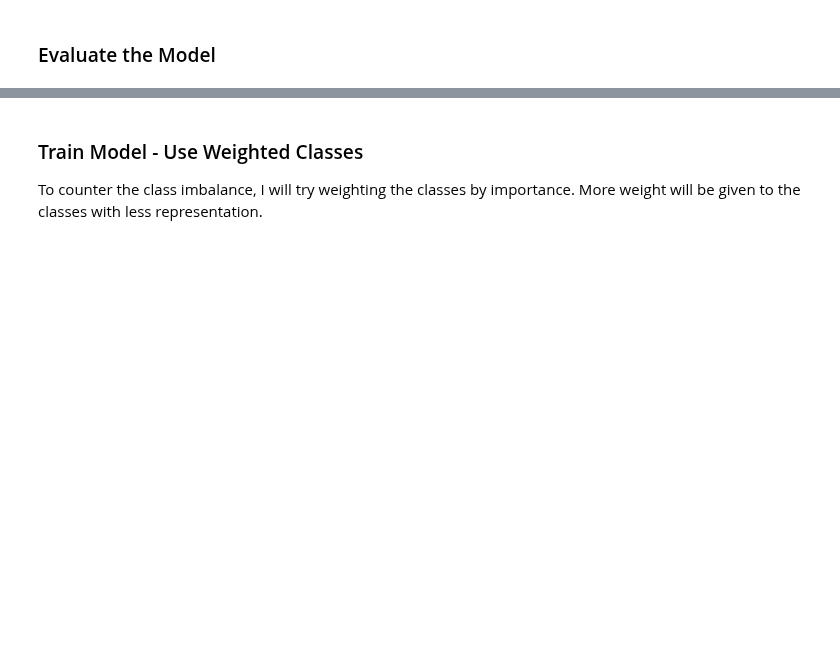
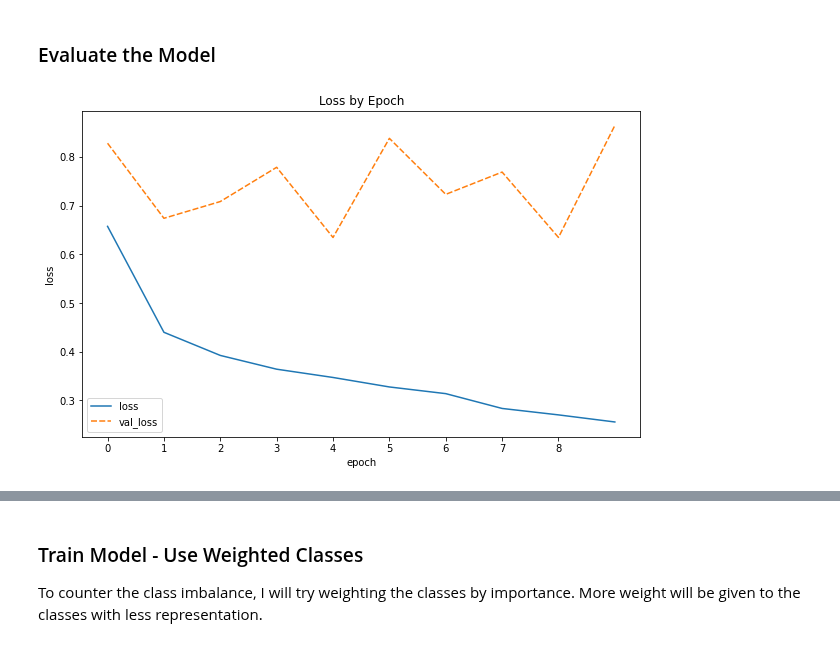
Before and after one commit to dmclark53/Springboard, a Jupyter notebook: Capstone-Project-Three/notebooks/1.0-dc-deep-learning.ipynb, the cells around one changed output, grey strips where cells are left out. Drawn from its saved outputs; the diff is of its cells as text; code cells hidden in the pictures; blank space fills up the shorter version.

```diff
--- a/Capstone-Project-Three/notebooks/1.0-dc-deep-learning.ipynb
+++ b/Capstone-Project-Three/notebooks/1.0-dc-deep-learning.ipynb
@@ -280,6 +289,10 @@ y_pred_train_cnn = model_1.predict(X_train_normalized)
 y_pred_cnn = model_1.predict(X_test_normalized)
 # %% [markdown]
 ### Evaluate the Model
+# %%
+em.plot_train_val_losses(results_1)
+# %% [output]
+[figure, added]
 # %%
 print(classification_report(np.argmax(y_train_one_hot, axis=1), np.argmax(y_pred_train_cnn, axis=1)))
 # %% [output]
```
Also changed, not shown: parts of 16 cells of this notebook, 1 other file.
